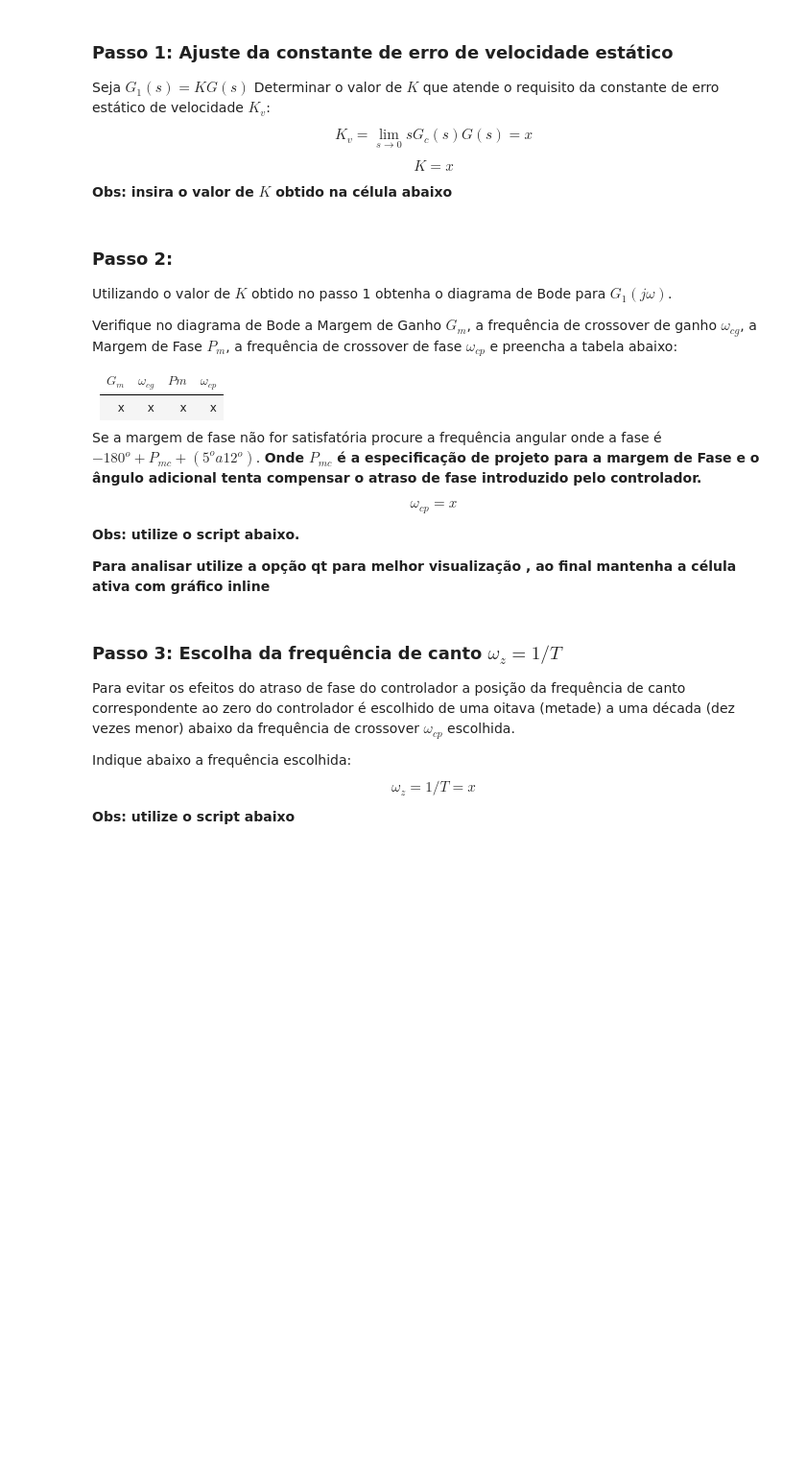
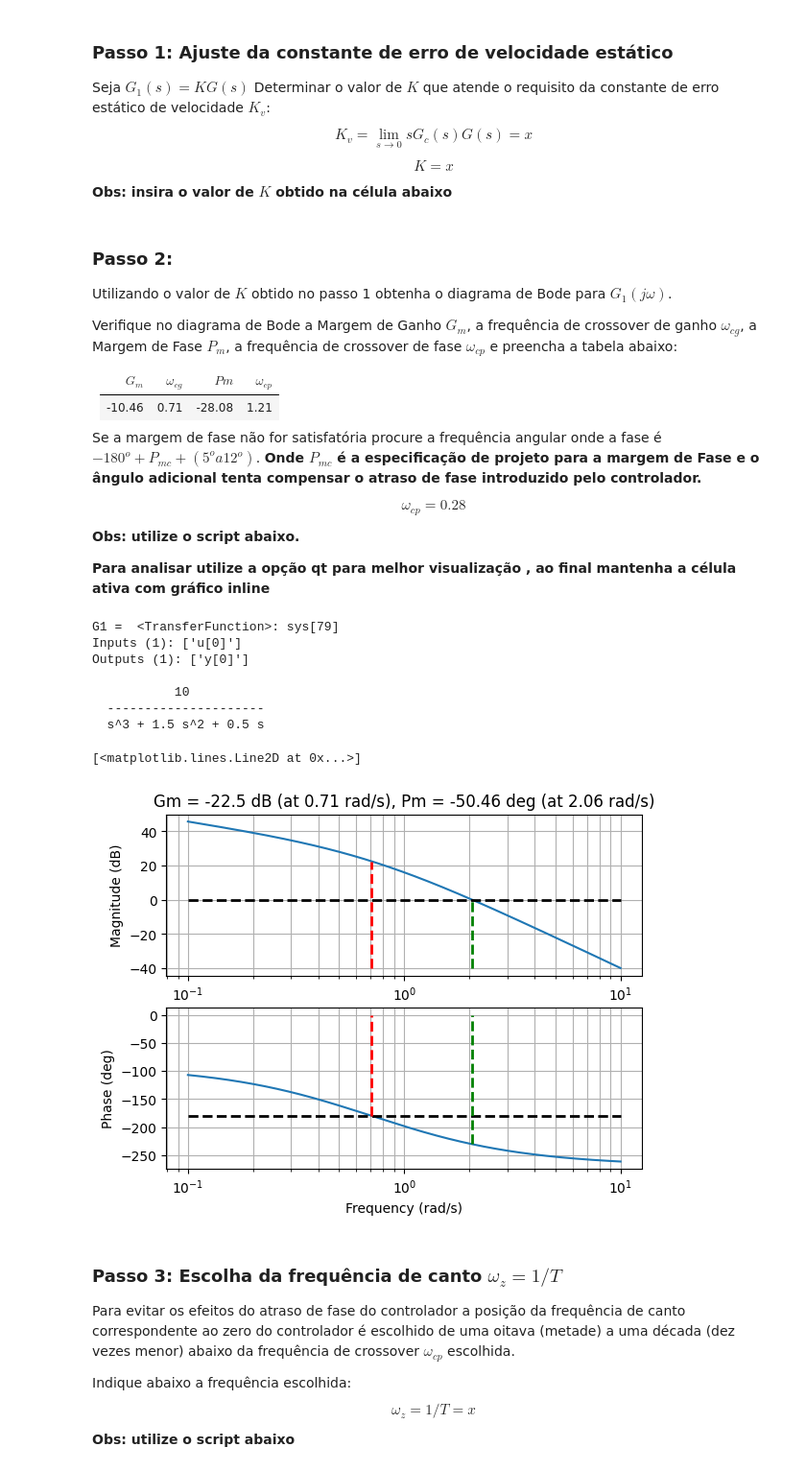
Before and after one commit to Night2077/LAB5, a Jupyter notebook: PMR3404_Exp5V2026.ipynb, the cells around one changed output. Shown at 96% size. Saved outputs shown, nothing was run; the diff lists cells and outputs as text; code cells hidden in the pictures; blank space fills up the shorter version.

```diff
--- a/PMR3404_Exp5V2026.ipynb
+++ b/PMR3404_Exp5V2026.ipynb
@@ -717,7 +717,7 @@ $$
 
 **Obs: insira o valor de $K$ obtido na célula abaixo**
 # %%
-K=
+K=10
 # %% [markdown]
 ### Passo 2:
 
@@ -727,13 +727,13 @@ Verifique no diagrama de Bode a Margem de Ganho $G_m$, a frequência de crossove
 
 |$G_m$ | $\omega_{cg}$ | $Pm$ | $\omega_{cp}$ |
 |:--|:--|:--|:--|
-| x | x | x | x |
+| -10.46 | 0.71 | -28.08 | 1.21 |
 
 Se a margem de fase não for satisfatória procure a frequência angular onde a fase é $-180^o + P_{mc} + (5^o a 12^o)$.
 **Onde $P_{mc}$ é a especificação de projeto para a margem de Fase e o ângulo adicional tenta compensar o atraso de fase introduzido pelo controlador.**
 
 $$
-\omega_{cp} = x
+\omega_{cp} = 0.28
 $$
 
 **Obs: utilize o script abaixo.**
@@ -758,37 +758,47 @@ print("G1 = ",G1)
 # Aproveita informacoes de modulo, fase e frequencia angular
 # Geracao da escala da frequencia angular rad/s
 omega = np.logspace(0,2,num=100,base=10)
-mag,phase,omega = co.bode(G1,dB=True,Plot=False)
+mag,phase,omega = co.bode(G1,dB=True,plot=False)
 # Converte para dB e graus
 magdB = 20*np.log10(mag)
 phase_deg = phase*180.0/np.pi
 # Utiliza a funcao margin() que calcula
 # As margens de estabilidade com suas respetivas freq. de crossover
 Gm,Pm,Wcg,Wcp = co.margin(G1)
 GmdB = 20*np.log10(Gm)
 ##Plot Gain and Phase
 f, (ax1,ax2) = plt.subplots(2,1)
 ax1.semilogx(omega,magdB)
 ax1.grid(which="both")
 ax1.set_xlabel('Frequency (rad/s)')
 ax1.set_ylabel('Magnitude (dB)')
 ax2.semilogx(omega,phase_deg)
 ax2.grid(which="both")
 ax2.set_xlabel('Frequency (rad/s)')
 ax2.set_ylabel('Phase (deg)')
 ax1.set_title('Gm = '+str(np.round(GmdB,2))+' dB (at '+str(np.round(Wcg,2))+' rad/s), Pm = '+str(np.round(Pm,2))+' deg (at '+str(np.round(Wcp,2))+' rad/s)')
 ###Plot the zero dB line
 ax1.plot(omega,0*omega,'k--',linewidth=2)
 ###Plot the -180 deg lin
 ax2.plot(omega,-180+0*omega,'k--',linewidth=2)
 ##Plot the vertical line from -180 to 0 at Wcg
 ax2.plot([Wcg,Wcg],[-180,0],'r--',linewidth=2)
 ##Plot the vertical line from -180+Pm to 0 at Wcp
 ax2.plot([Wcp,Wcp],[-180+Pm,0],'g--',linewidth=2)
 ##Plot the vertical line from min(magdB) to 0-GmdB at Wcg
 ax1.plot([Wcg,Wcg],[np.min(magdB),0-GmdB],'r--',linewidth=2)
 ##Plot the vertical line from min(magdB) to 0db at Wcp
 ax1.plot([Wcp,Wcp],[np.min(magdB),0],'g--',linewidth=2)
+# %% [output]
+G1 =  <TransferFunction>: sys[79]
+Inputs (1): ['u[0]']
+Outputs (1): ['y[0]']
+
+           10
+  ---------------------
+  s^3 + 1.5 s^2 + 0.5 s
+[<matplotlib.lines.Line2D at 0x...>]
+[figure, added]
 # %% [markdown]
 ### Passo 3: Escolha da frequência de canto $\omega_z=1/T$
 
```
Also changed, not shown: parts of 2 cells of this notebook.
